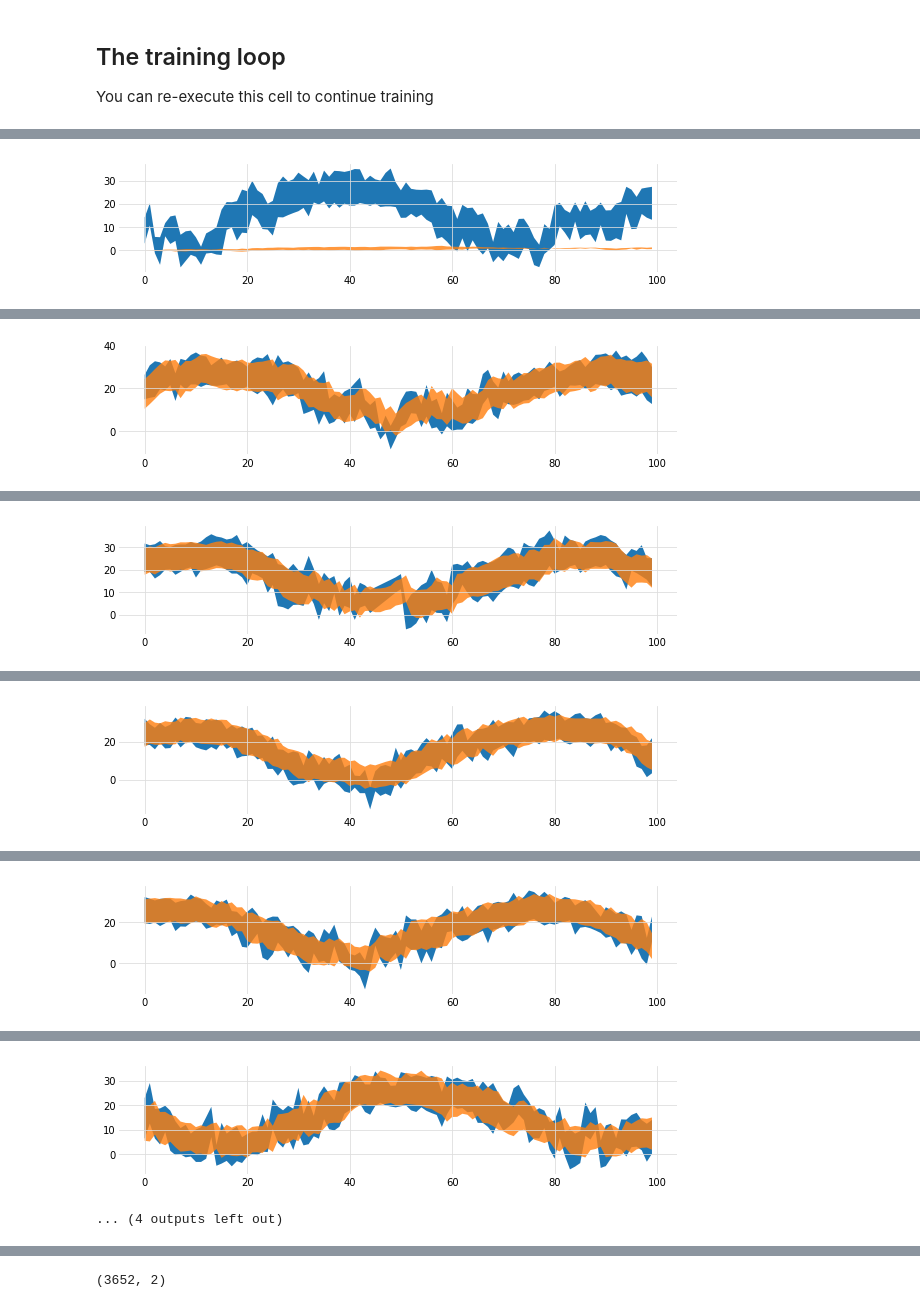
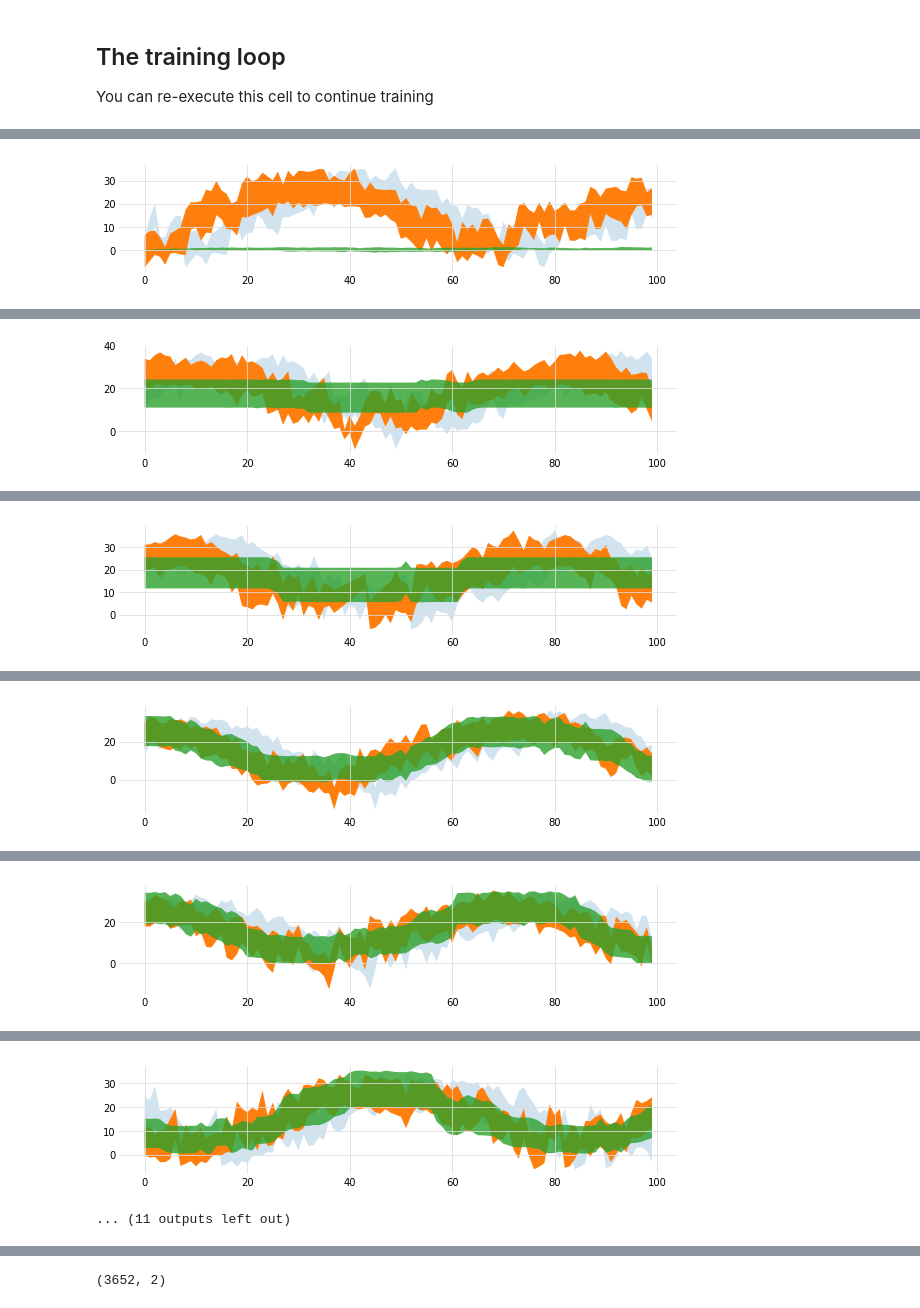
Before and after one commit to dnadamson/tensorflow-rnn-tutorial, a Jupyter notebook: tutorial/01_RNN_generator_temperatures_multisite.ipynb, the cells around one changed output, grey strips where cells are left out. Drawn from its saved outputs; the diff is of its cells as text; code cells hidden in the pictures.

Commit message:
Good predictions on temperatures
Change-Id: I4f361e79beb7eb603a30ec7ebd2a947d92e1c0d0

```diff
--- a/tutorial/01_RNN_generator_temperatures_multisite.ipynb
+++ b/tutorial/01_RNN_generator_temperatures_multisite.ipynb
@@ -17,6 +17,7 @@ import utils_prettystyle
 # %% [markdown]
 ## Hyperparameters
 # %%
+N_FORWARD = 8       # train the network to predict N in advance (traditionnally 1)
 RESAMPLE_BY = 5     # averaging period in days (training on daily data is too much)
 RNN_CELLSIZE = 100  # size of the RNN cells
 NLAYERS = 2         # number of stacked RNN cells (needed for tensor shapes but code must be changed manually)
@@ -120,7 +121,7 @@ This is what the neural network will see during training.
 # The function rnn_sampling_sequencer puts one weather station per line in a batch
 # and continues with data from the same station in corresponding lines in the next batch.
 subplot = 231
-for samples, labels, epoch in utils_batching.rnn_sampling_sequencer(data, RESAMPLE_BY, SEQLEN, nb_epochs=1):
+for samples, labels, epoch in utils_batching.rnn_sampling_sequencer(data, RESAMPLE_BY, N_FORWARD, SEQLEN, nb_epochs=1):
     plt.subplot(subplot)
     tmin,tmax = np.split(samples[0], 2, axis=1)
     tmin,tmax = np.squeeze([tmin, tmax])
@@ -163,7 +164,7 @@ def model_rnn_fn(features, Hin, labels, dropout_pkeep):
     Yn = tf.reshape(Yn, [batchsize*seqlen, RNN_CELLSIZE])
     Yr = tf.layers.dense(Yn, 2) # Yr [BATCHSIZE*SEQLEN, 2]
     Yr = tf.reshape(Yr, [batchsize, seqlen, 2]) # Yr [BATCHSIZE, SEQLEN, 2]
-    Yout = Yr[:,-1,:] # Last output Yout [BATCHSIZE, 2]
+    Yout = Yr[:,-N_FORWARD:,:] # Last N_FORWARD outputs Yout [BATCHSIZE, N_FORWARD, 2]
 
     loss = tf.losses.mean_squared_error(Yr, labels) # labels[BATCHSIZE, SEQLEN, 2]
     optimizer = tf.train.AdamOptimizer(learning_rate=0.01)
@@ -224,13 +228,13 @@ sess.run([init])
 ## The training loop
 You can re-execute this cell to continue training
 # %%
-NB_EPOCHS = 20
+NB_EPOCHS = 30
 
 H_ = Hzero
 losses = []
 indices = []
 last_epoch = 0
-for i, (next_samples, next_labels, epoch) in enumerate(utils_batching.rnn_sampling_sequencer(data, RESAMPLE_BY, SEQLEN, nb_epochs=NB_EPOCHS)):
+for i, (next_samples, next_labels, epoch) in enumerate(utils_batching.rnn_sampling_sequencer(data, RESAMPLE_BY, N_FORWARD, SEQLEN, nb_epochs=NB_EPOCHS)):
 
     # reinintialize state between epochs
     if epoch != last_epoch:
@@ -250,6 +254,8 @@ for i, (next_samples, next_labels, epoch) in enumerate(utils_batching.rnn_sampli
 # This visualisation can be helpful to see how the model "locks" on the shape of the curve
     if i%100 == 0:
         plt.figure(figsize=(10,2))
+        disp_min, disp_max = np.squeeze(np.split(next_samples[0,:], 2, axis=1))
+        plt.fill_between(np.arange(disp_min.shape[0]), disp_min, disp_max).set_alpha(0.2)
         disp_min, disp_max = np.squeeze(np.split(next_labels[0,:], 2, axis=1))
         plt.fill_between(np.arange(disp_min.shape[0]), disp_min, disp_max)
         disp_min, disp_max = np.squeeze(np.split(Yr_[0,:], 2, axis=1))
@@ -260 +266 @@ epoch 0, batch 0, loss=324.27914
-[figure, old version]
+[figure, new version]
@@ -264 +270 @@ epoch 2, batch 90, loss=14.337063
-[figure, old version]
+[figure, new version]
@@ -268 +274 @@ epoch 5, batch 180, loss=15.805107
-[figure, old version]
+[figure, new version]
@@ -273 +279 @@ epoch 8, batch 300, loss=8.972299
-[figure, old version]
+[figure, new version]
@@ -277 +283 @@ epoch 10, batch 390, loss=9.267269
-[figure, old version]
+[figure, new version]
@@ -281,5 +287,5 @@ epoch 13, batch 480, loss=9.103955
-[figure, old version]
+[figure, new version]
-... (4 outputs left out)
+... (11 outputs left out)
 # %%
 plt.ylim(ymax=np.amax(losses[1:])) # ignore first value for scaling
 plt.plot(indices, losses)
```
Also changed, not shown: parts of 7 cells of this notebook, 1 other file.
